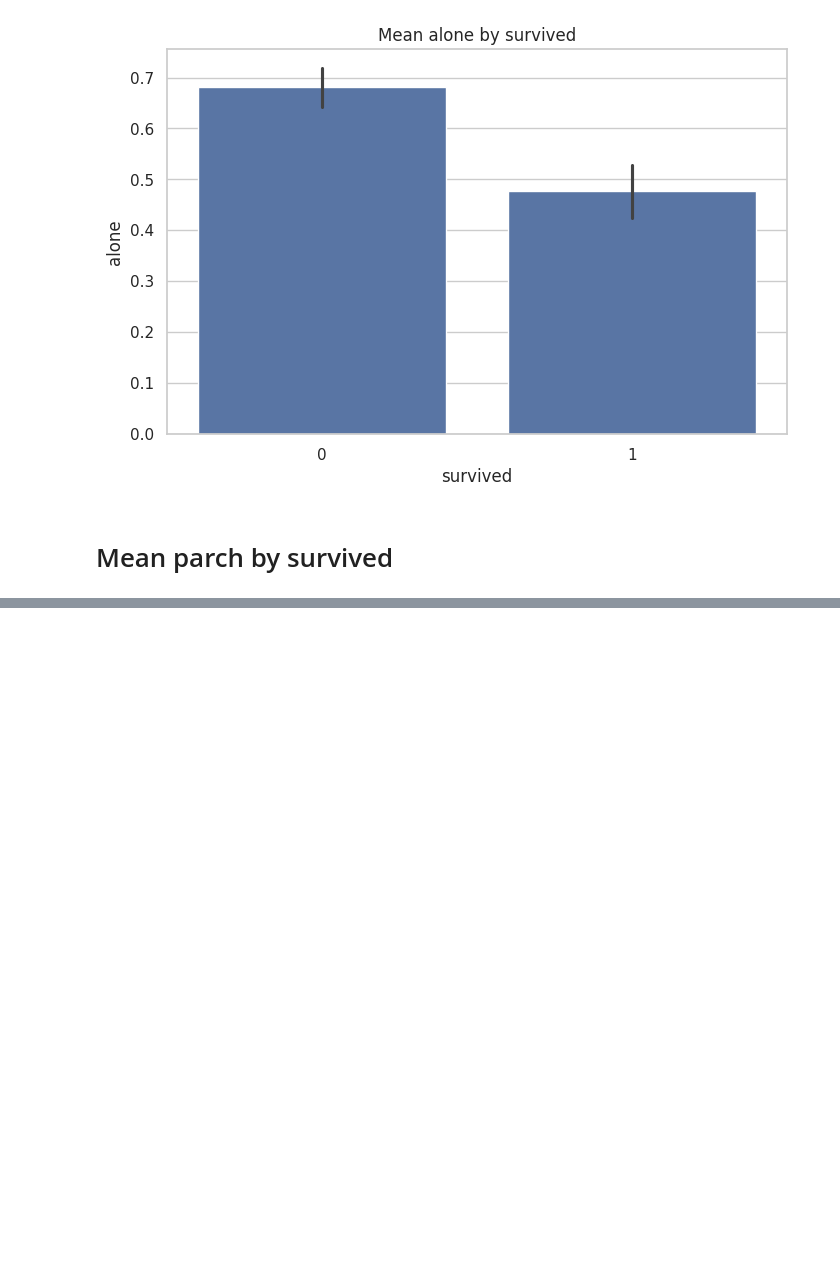
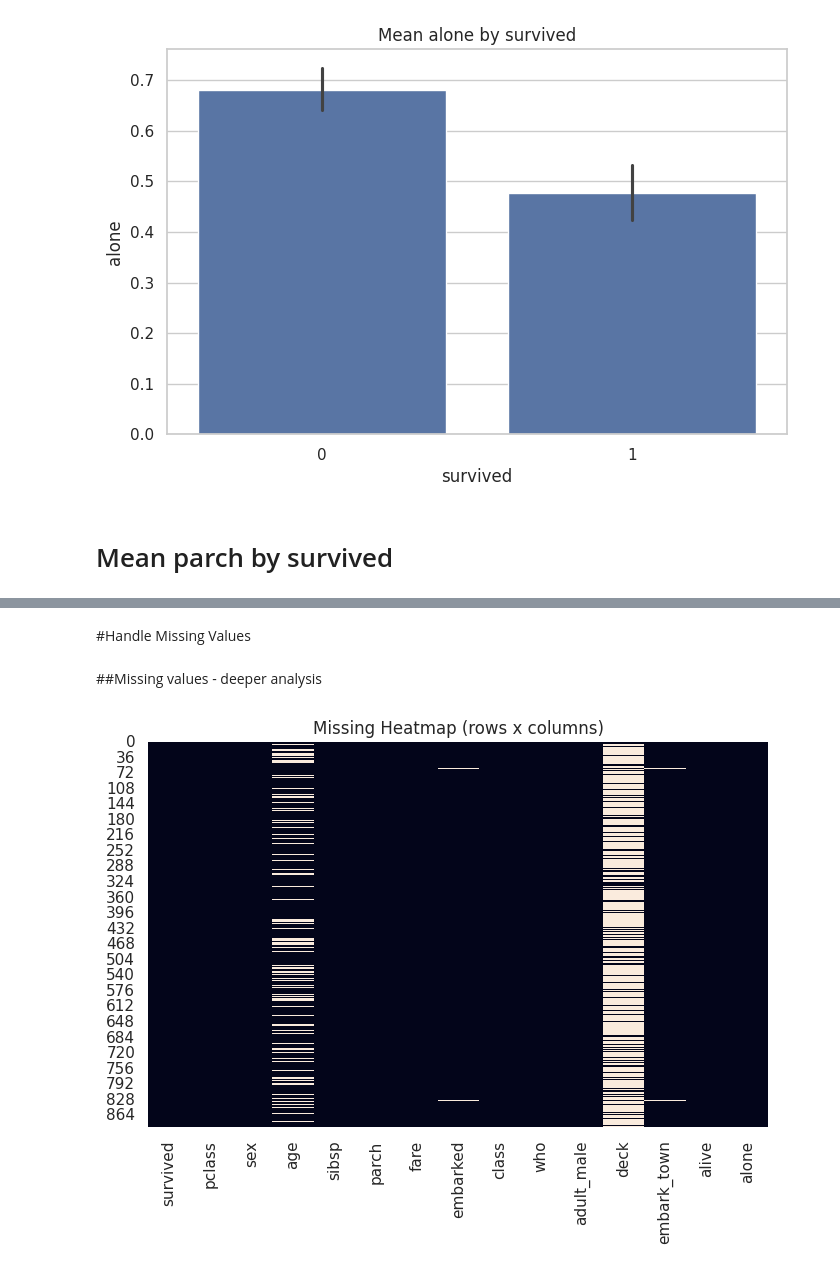
Before and after one commit to Yuvraj-cyborg/EDA_Titanic, a Jupyter notebook: EDA.ipynb, the cells around one changed output, grey strips where cells are left out. Drawn from its saved outputs; the diff is of its cells as text; code cells hidden in the pictures; blank space fills up the shorter version.

```diff
--- a/EDA.ipynb
+++ b/EDA.ipynb
@@ -310,2 +316,13 @@ for col in categorical_cols:
 [figure]
 [figure]
+# %% [markdown]
+#Handle Missing Values
+# %% [markdown]
+##Missing values - deeper analysis
+# %%
+#Missing heatmap
+sns.heatmap(df.isnull(), cbar=False)
+plt.title('Missing Heatmap (rows x columns)')
+plt.show()
+# %% [output]
+[figure, added]
```
Also changed, not shown: parts of 12 cells of this notebook.
